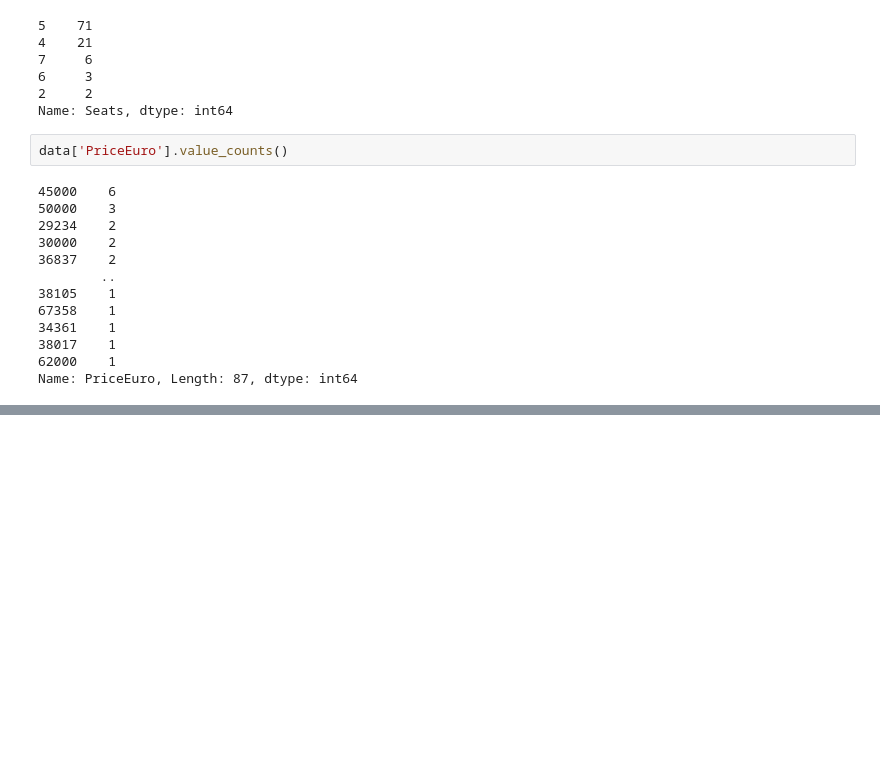
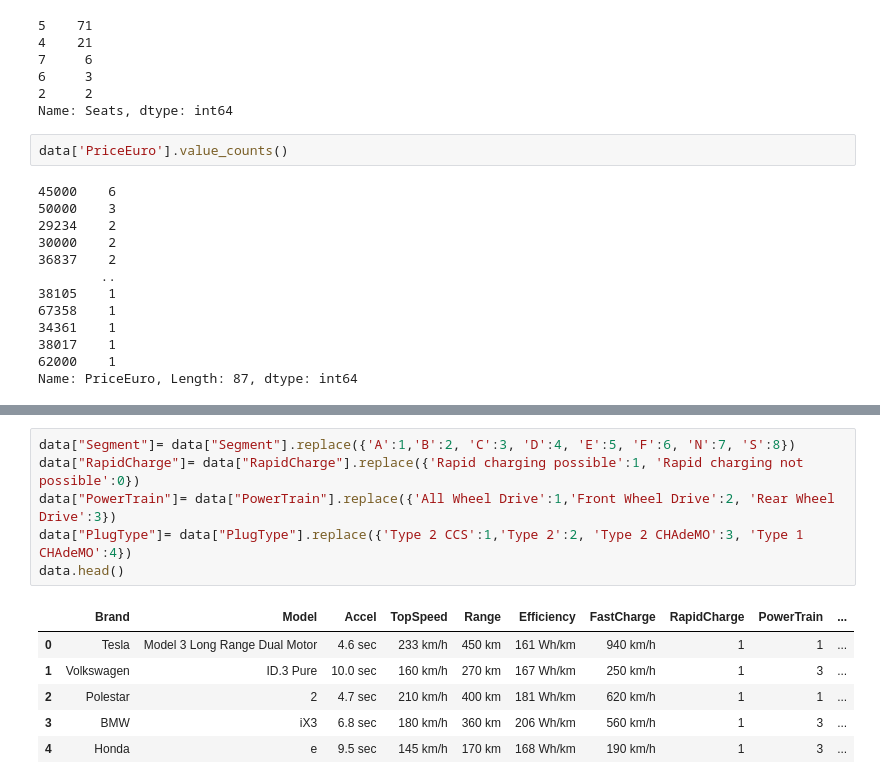
Before and after one commit to deepak03c/EV_Market_Segmentation, a Jupyter notebook: CLUSTERING_MODEL.ipynb, the cells around one changed output, grey strips where cells are left out. Saved outputs shown, nothing was run; the diff lists cells and outputs as text; blank space fills up the shorter version.

```diff
--- a/CLUSTERING_MODEL.ipynb
+++ b/CLUSTERING_MODEL.ipynb
@@ -337,3 +337,16 @@ data.rename(columns={"PriceEuro":"PriceINR"})
 | 101 | Nissan | Ariya e-4ORCE 87kWh Performance | 5.1 sec | 200 km/h | 375 km | 232 Wh/km | 450 km/h | Rapid charging possible | All Wheel Drive | ... |
 | 102 | Byton | M-Byte 95 kWh 2WD | 7.5 sec | 190 km/h | 400 km | 238 Wh/km | 480 km/h | Rapid charging possible | All Wheel Drive | ... |
 103 rows × 14 columns
+# %%
+data["Segment"]= data["Segment"].replace({'A':1,'B':2, 'C':3, 'D':4, 'E':5, 'F':6, 'N':7, 'S':8})
+data["RapidCharge"]= data["RapidCharge"].replace({'Rapid charging possible':1, 'Rapid charging not possible':0})
+data["PowerTrain"]= data["PowerTrain"].replace({'All Wheel Drive':1,'Front Wheel Drive':2, 'Rear Wheel Drive':3})
+data["PlugType"]= data["PlugType"].replace({'Type 2 CCS':1,'Type 2':2, 'Type 2 CHAdeMO':3, 'Type 1 CHAdeMO':4})
+data.head()
+# %% [output]
+|  | Brand | Model | Accel | TopSpeed | Range | Efficiency | FastCharge | RapidCharge | PowerTrain | ... |
+| 0 | Tesla | Model 3 Long Range Dual Motor | 4.6 sec | 233 km/h | 450 km | 161 Wh/km | 940 km/h | 1 | 1 | ... |
+| 1 | Volkswagen | ID.3 Pure | 10.0 sec | 160 km/h | 270 km | 167 Wh/km | 250 km/h | 1 | 3 | ... |
+| 2 | Polestar | 2 | 4.7 sec | 210 km/h | 400 km | 181 Wh/km | 620 km/h | 1 | 1 | ... |
+| 3 | BMW | iX3 | 6.8 sec | 180 km/h | 360 km | 206 Wh/km | 560 km/h | 1 | 3 | ... |
+| 4 | Honda | e | 9.5 sec | 145 km/h | 170 km | 168 Wh/km | 190 km/h | 1 | 3 | ... |
```
Also changed, not shown: parts of 2 cells of this notebook.
